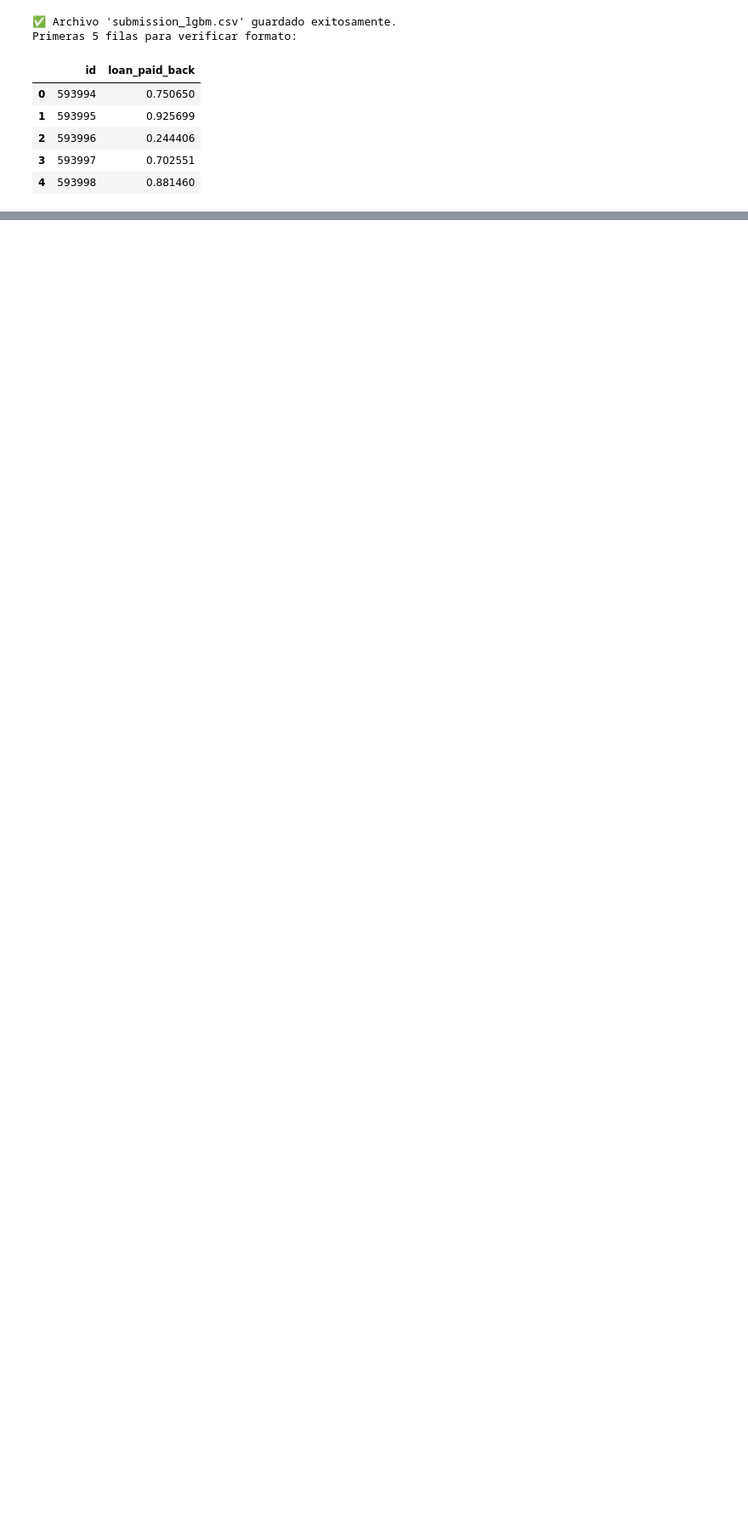
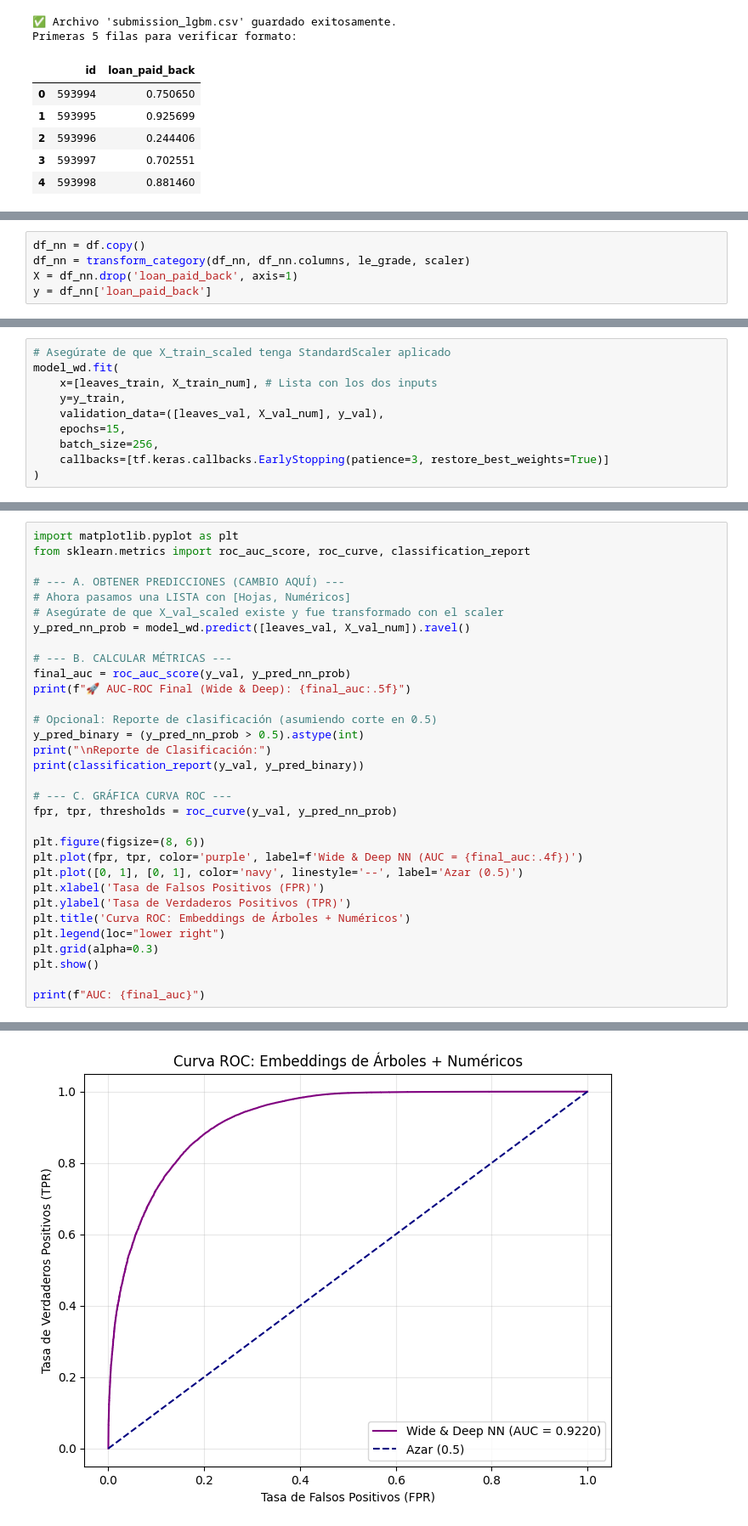
Before and after one commit to JulianSalazarD/kaggle, a Jupyter notebook: final.ipynb, the cells around one changed output, grey strips where cells are left out. Shown at 85% size. Cells and saved outputs as stored; diff of their text form; blank space fills up the shorter version.

```diff
--- a/final.ipynb
+++ b/final.ipynb
@@ -1303,0 +1231,5 @@ y_probs_xgb = xgb_model2.predict_proba(X_test_lgb)[:, 1]
+# %%
+df_nn = df.copy()
+df_nn = transform_category(df_nn, df_nn.columns, le_grade, scaler)
+X = df_nn.drop('loan_paid_back', axis=1)
+y = df_nn['loan_paid_back']
@@ -1303,0 +1349,10 @@ y_probs_xgb = xgb_model2.predict_proba(X_test_lgb)[:, 1]
+# %%
+# Asegúrate de que X_train_scaled tenga StandardScaler aplicado
+model_wd.fit(
+    x=[leaves_train, X_train_num], # Lista con los dos inputs
+    y=y_train,
+    validation_data=([leaves_val, X_val_num], y_val),
+    epochs=15,
+    batch_size=256,
+    callbacks=[tf.keras.callbacks.EarlyStopping(patience=3, restore_best_weights=True)]
+)
@@ -1303,0 +1377,33 @@ y_probs_xgb = xgb_model2.predict_proba(X_test_lgb)[:, 1]
+# %%
+import matplotlib.pyplot as plt
+from sklearn.metrics import roc_auc_score, roc_curve, classification_report
+
+# --- A. OBTENER PREDICCIONES (CAMBIO AQUÍ) ---
+# Ahora pasamos una LISTA con [Hojas, Numéricos]
+# Asegúrate de que X_val_scaled existe y fue transformado con el scaler
+y_pred_nn_prob = model_wd.predict([leaves_val, X_val_num]).ravel()
+
+# --- B. CALCULAR MÉTRICAS ---
+final_auc = roc_auc_score(y_val, y_pred_nn_prob)
+print(f"🚀 AUC-ROC Final (Wide & Deep): {final_auc:.5f}")
+
+# Opcional: Reporte de clasificación (asumiendo corte en 0.5)
+y_pred_binary = (y_pred_nn_prob > 0.5).astype(int)
+print("\nReporte de Clasificación:")
+print(classification_report(y_val, y_pred_binary))
+
+# --- C. GRÁFICA CURVA ROC ---
+fpr, tpr, thresholds = roc_curve(y_val, y_pred_nn_prob)
+
+plt.figure(figsize=(8, 6))
+plt.plot(fpr, tpr, color='purple', label=f'Wide & Deep NN (AUC = {final_auc:.4f})')
+plt.plot([0, 1], [0, 1], color='navy', linestyle='--', label='Azar (0.5)')
+plt.xlabel('Tasa de Falsos Positivos (FPR)')
+plt.ylabel('Tasa de Verdaderos Positivos (TPR)')
+plt.title('Curva ROC: Embeddings de Árboles + Numéricos')
+plt.legend(loc="lower right")
+plt.grid(alpha=0.3)
+plt.show()
+
+print(f"AUC: {final_auc}")
+# %% [output]
@@ -1303,0 +1422 @@ y_probs_xgb = xgb_model2.predict_proba(X_test_lgb)[:, 1]
+[figure, added]
```
Also changed, not shown: parts of 54 cells of this notebook.
